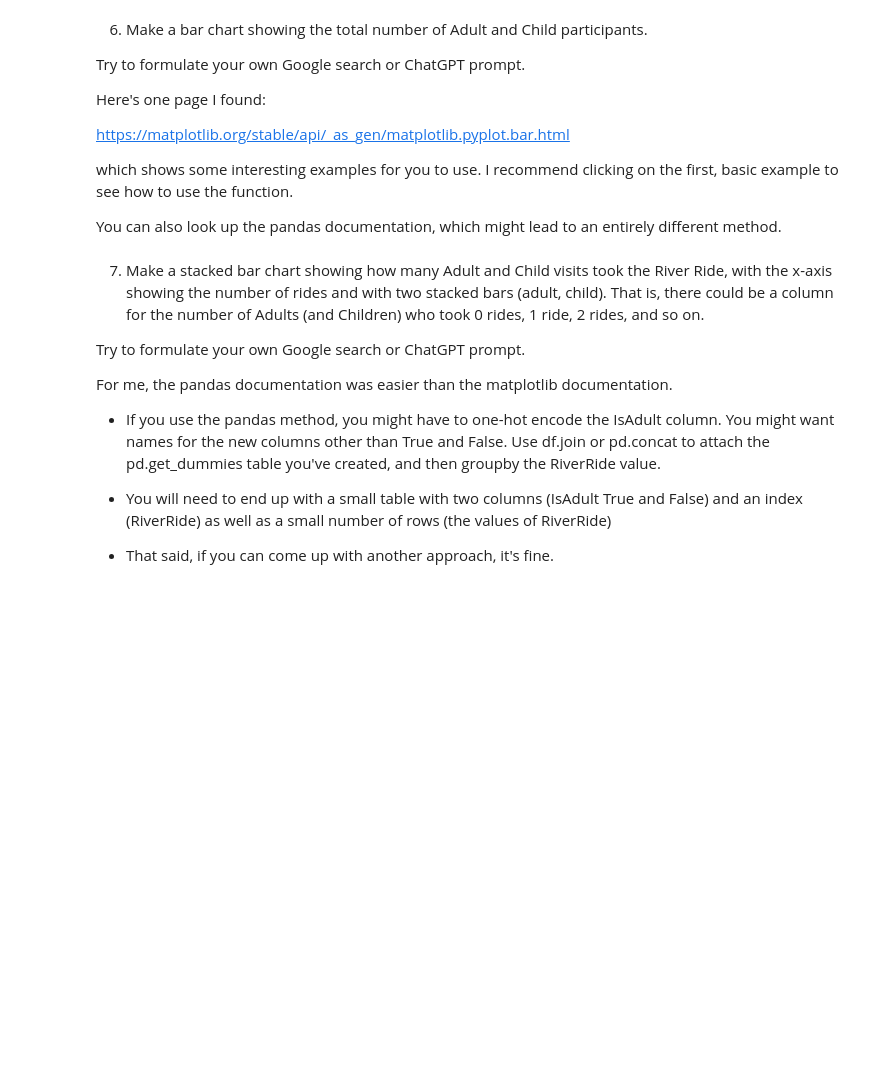
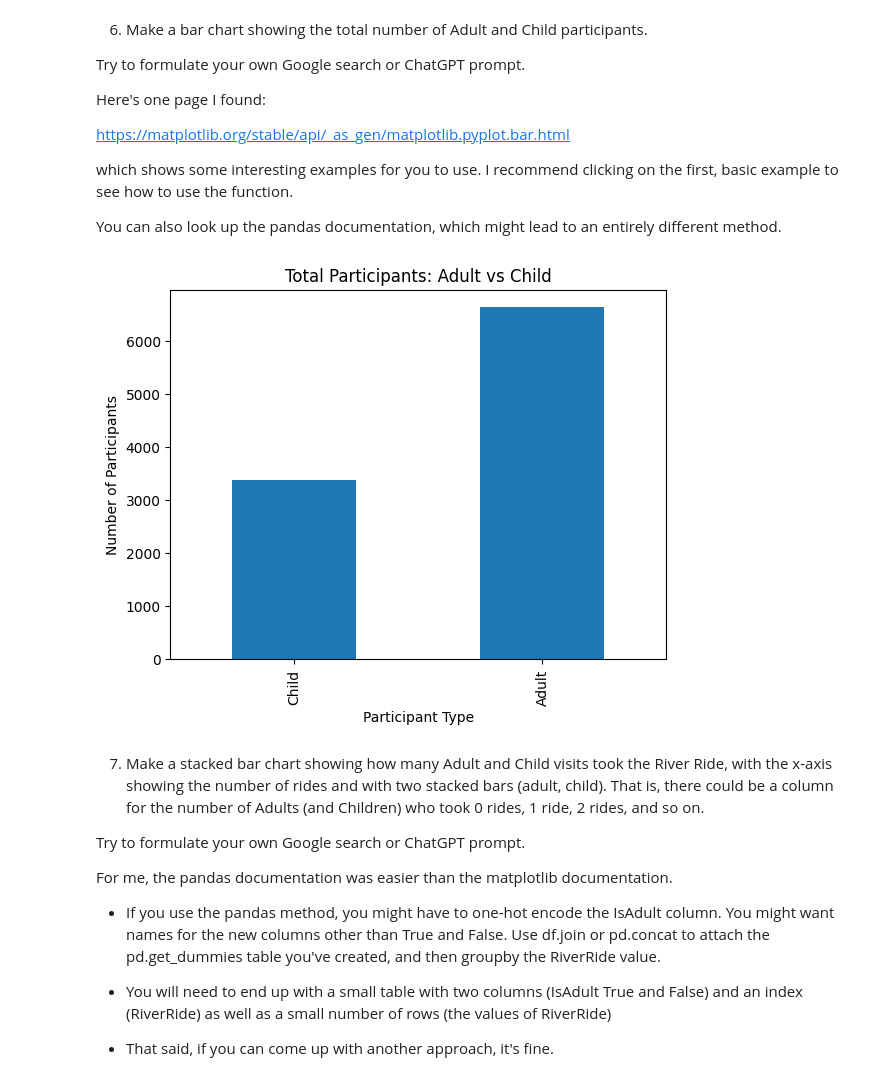
Before and after one commit to aarondan-create/Module-B-semester-2, a Jupyter notebook: OMDS-ModB2-Week3-Daniels-Aaron.ipynb, the cells around one changed output. Saved outputs shown, nothing was run; the diff lists cells and outputs as text; code cells hidden in the pictures; blank space fills up the shorter version.

```diff
--- a/OMDS-ModB2-Week3-Daniels-Aaron.ipynb
+++ b/OMDS-ModB2-Week3-Daniels-Aaron.ipynb
@@ -233,6 +361,18 @@ https://matplotlib.org/stable/api/_as_gen/matplotlib.pyplot.bar.html
 which shows some interesting examples for you to use.  I recommend clicking on the first, basic example to see how to use the function.
 
 You can also look up the pandas documentation, which might lead to an entirely different method.
+# %%
+counts = df["IsAdult"].value_counts().sort_index()
+
+counts.index = counts.index.map({False: "Child", True: "Adult"})
+
+ax = counts.plot(kind="bar")
+ax.set_title("Total Participants: Adult vs Child")
+ax.set_xlabel("Participant Type")
+ax.set_ylabel("Number of Participants")
+plt.show()
+# %% [output]
+[figure, added]
 # %% [markdown]
 7. Make a stacked bar chart showing how many Adult and Child visits took the River Ride, with the x-axis showing the number of rides and with two stacked bars (adult, child).  That is, there could be a column for the number of Adults (and Children) who took 0 rides, 1 ride, 2 rides, and so on.
 
```
Also changed, not shown: parts of 14 cells of this notebook.
